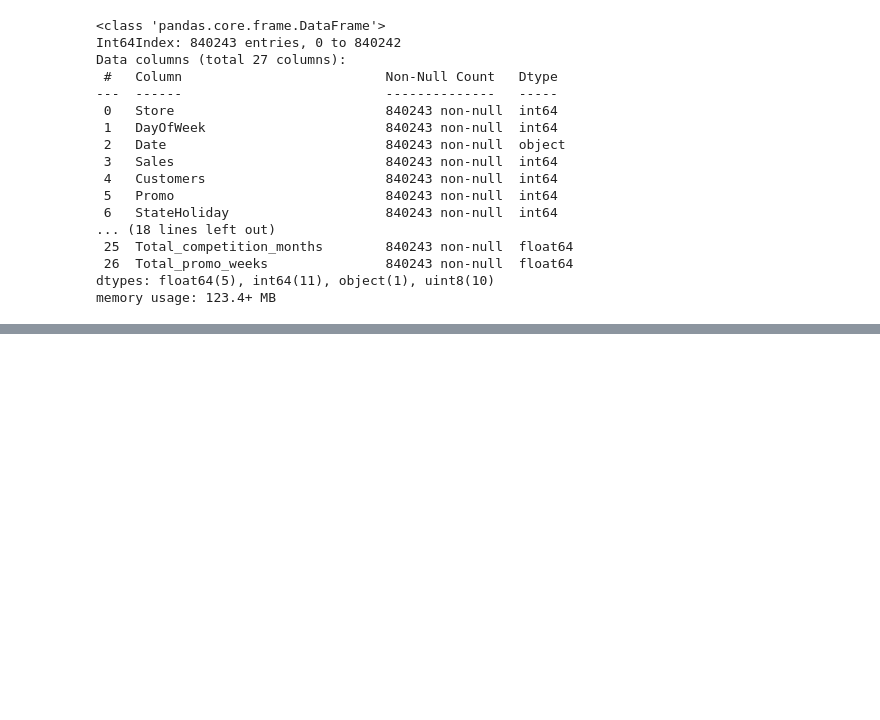
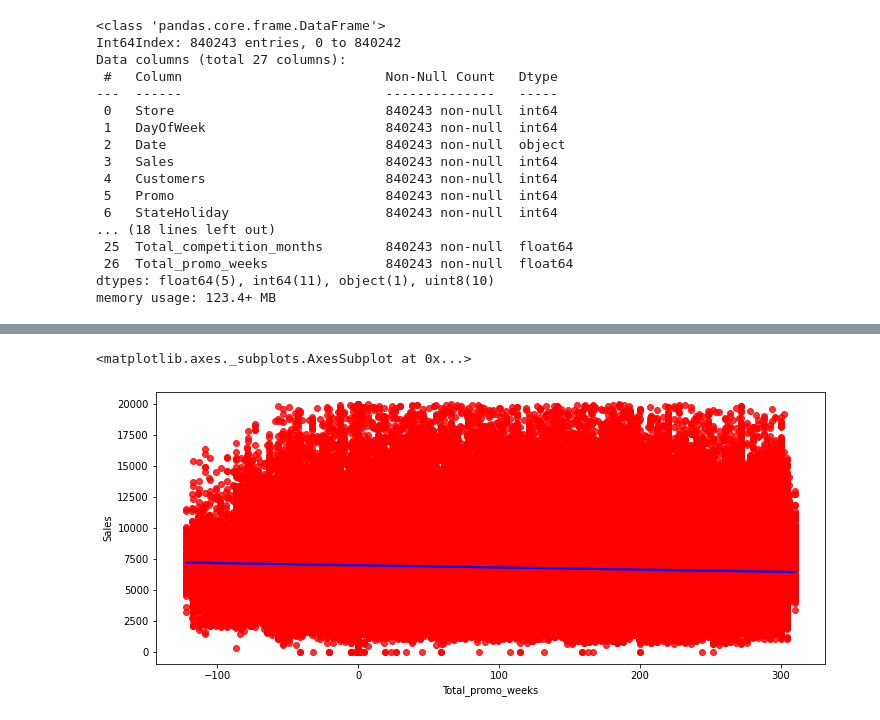
Before and after one commit to satyam-jyoti-sankar/Rossmann-Sales-Prediction-, a Jupyter notebook: Rossmann_Sales_Prediction_Capstone_Project.ipynb, the cells around one changed output, grey strips where cells are left out. Saved outputs shown, nothing was run; the diff lists cells and outputs as text; code cells hidden in the pictures; blank space fills up the shorter version.

```diff
--- a/Rossmann_Sales_Prediction_Capstone_Project.ipynb
+++ b/Rossmann_Sales_Prediction_Capstone_Project.ipynb
@@ -583,0 +597,5 @@ memory usage: 123.4+ MB
+# %%
+sns.regplot(x=Final_df['Total_promo_weeks'], y = Final_df['Sales'],scatter_kws={"color": "red"}, line_kws={"color": "blue"})
+# %% [output]
+<matplotlib.axes._subplots.AxesSubplot at 0x...>
+[figure, added]
```
Also changed, not shown: parts of 16 cells of this notebook.
